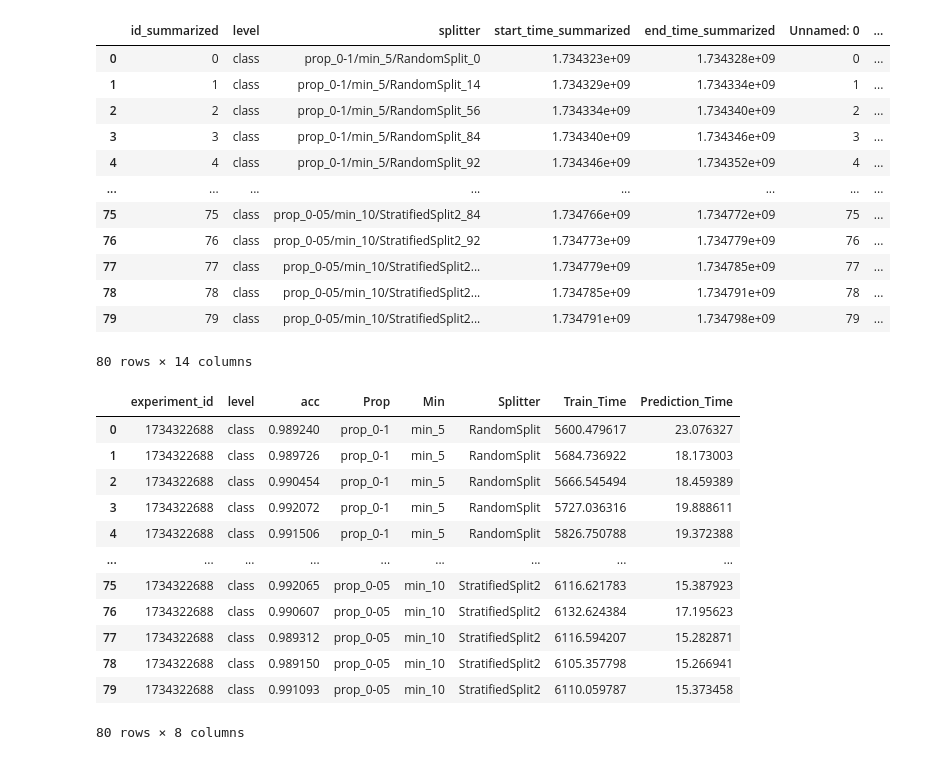
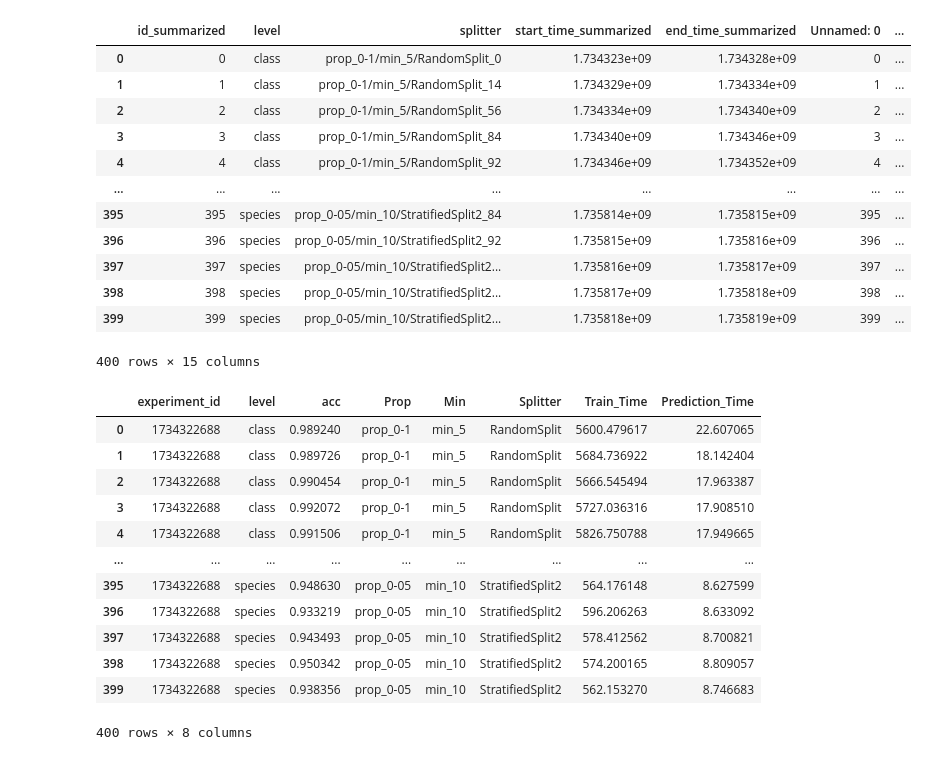
Before and after one commit to GSFrainer/taxonomy_classification, a Jupyter notebook: CNN/times.ipynb, the cells around one changed output. Saved outputs shown, nothing was run; the diff lists cells and outputs as text; code cells hidden in the pictures.

Commit message:
Times

```diff
--- a/CNN/times.ipynb
+++ b/CNN/times.ipynb
@@ -6,29 +6,29 @@ import math
 # %%
 summarized = pd.read_csv("./results/summarized/1734322688_models_train_test_400.csv", usecols=['id', 'level', 'splitter', 'start_time', 'end_time'])
 summarized = summarized[['id','level', 'splitter', 'start_time', 'end_time']]
 
 summarized
 
-times = pd.read_csv("./results/times_01/1734322688_80_SimplestCNNClassifier_8layers_Residual_times.csv")
+times = pd.read_csv("./results/times/1734322688_400_SimplestCNNClassifier_8layers_Residual_times.csv")
 # times = times[['level', 'splitter', 'start_time', 'end_time']]
 
 # summarized.join(times, lsuffix="_l", rsuffix="_r")
 times = pd.merge(summarized, times, on=["level","splitter"], suffixes=["_summarized","_times"])
 times
 # %% [output]
 |  | id_summarized | level | splitter | start_time_summarized | end_time_summarized | Unnamed: 0 | ... |
 | 0 | 0 | class | prop_0-1/min_5/RandomSplit_0 | 1.734323e+09 | 1.734328e+09 | 0 | ... |
 | 1 | 1 | class | prop_0-1/min_5/RandomSplit_14 | 1.734329e+09 | 1.734334e+09 | 1 | ... |
 | 2 | 2 | class | prop_0-1/min_5/RandomSplit_56 | 1.734334e+09 | 1.734340e+09 | 2 | ... |
 | 3 | 3 | class | prop_0-1/min_5/RandomSplit_84 | 1.734340e+09 | 1.734346e+09 | 3 | ... |
 | 4 | 4 | class | prop_0-1/min_5/RandomSplit_92 | 1.734346e+09 | 1.734352e+09 | 4 | ... |
 | ... | ... | ... | ... | ... | ... | ... | ... |
-| 75 | 75 | class | prop_0-05/min_10/StratifiedSplit2_84 | 1.734766e+09 | 1.734772e+09 | 75 | ... |
-| 76 | 76 | class | prop_0-05/min_10/StratifiedSplit2_92 | 1.734773e+09 | 1.734779e+09 | 76 | ... |
-| 77 | 77 | class | prop_0-05/min_10/StratifiedSplit2... | 1.734779e+09 | 1.734785e+09 | 77 | ... |
-| 78 | 78 | class | prop_0-05/min_10/StratifiedSplit2... | 1.734785e+09 | 1.734791e+09 | 78 | ... |
-| 79 | 79 | class | prop_0-05/min_10/StratifiedSplit2... | 1.734791e+09 | 1.734798e+09 | 79 | ... |
+| 395 | 395 | species | prop_0-05/min_10/StratifiedSplit2_84 | 1.735814e+09 | 1.735815e+09 | 395 | ... |
+| 396 | 396 | species | prop_0-05/min_10/StratifiedSplit2_92 | 1.735815e+09 | 1.735816e+09 | 396 | ... |
+| 397 | 397 | species | prop_0-05/min_10/StratifiedSplit2... | 1.735816e+09 | 1.735817e+09 | 397 | ... |
+| 398 | 398 | species | prop_0-05/min_10/StratifiedSplit2... | 1.735817e+09 | 1.735818e+09 | 398 | ... |
+| 399 | 399 | species | prop_0-05/min_10/StratifiedSplit2... | 1.735818e+09 | 1.735819e+09 | 399 | ... |
-80 rows × 14 columns
+400 rows × 15 columns
 # %%
 # times = pd.read_csv("./results/times_01/1734322688_80_SimplestCNNClassifier_8layers_Residual_times.csv")
 
@@ -47,18 +47,18 @@ times["Prediction_Time"] = times["end_time_times"] - times["start_time_times"]
 times[['experiment_id', 'level', 'acc', 'Prop', 'Min', 'Splitter', "Train_Time", 'Prediction_Time']]
 # %% [output]
 |  | experiment_id | level | acc | Prop | Min | Splitter | Train_Time | Prediction_Time |
-| 0 | 1734322688 | class | 0.989240 | prop_0-1 | min_5 | RandomSplit | 5600.479617 | 23.076327 |
-| 1 | 1734322688 | class | 0.989726 | prop_0-1 | min_5 | RandomSplit | 5684.736922 | 18.173003 |
-| 2 | 1734322688 | class | 0.990454 | prop_0-1 | min_5 | RandomSplit | 5666.545494 | 18.459389 |
-| 3 | 1734322688 | class | 0.992072 | prop_0-1 | min_5 | RandomSplit | 5727.036316 | 19.888611 |
-| 4 | 1734322688 | class | 0.991506 | prop_0-1 | min_5 | RandomSplit | 5826.750788 | 19.372388 |
+| 0 | 1734322688 | class | 0.989240 | prop_0-1 | min_5 | RandomSplit | 5600.479617 | 22.607065 |
+| 1 | 1734322688 | class | 0.989726 | prop_0-1 | min_5 | RandomSplit | 5684.736922 | 18.142404 |
+| 2 | 1734322688 | class | 0.990454 | prop_0-1 | min_5 | RandomSplit | 5666.545494 | 17.963387 |
+| 3 | 1734322688 | class | 0.992072 | prop_0-1 | min_5 | RandomSplit | 5727.036316 | 17.908510 |
+| 4 | 1734322688 | class | 0.991506 | prop_0-1 | min_5 | RandomSplit | 5826.750788 | 17.949665 |
 | ... | ... | ... | ... | ... | ... | ... | ... | ... |
-| 75 | 1734322688 | class | 0.992065 | prop_0-05 | min_10 | StratifiedSplit2 | 6116.621783 | 15.387923 |
-| 76 | 1734322688 | class | 0.990607 | prop_0-05 | min_10 | StratifiedSplit2 | 6132.624384 | 17.195623 |
-| 77 | 1734322688 | class | 0.989312 | prop_0-05 | min_10 | StratifiedSplit2 | 6116.594207 | 15.282871 |
-| 78 | 1734322688 | class | 0.989150 | prop_0-05 | min_10 | StratifiedSplit2 | 6105.357798 | 15.266941 |
-| 79 | 1734322688 | class | 0.991093 | prop_0-05 | min_10 | StratifiedSplit2 | 6110.059787 | 15.373458 |
+| 395 | 1734322688 | species | 0.948630 | prop_0-05 | min_10 | StratifiedSplit2 | 564.176148 | 8.627599 |
+| 396 | 1734322688 | species | 0.933219 | prop_0-05 | min_10 | StratifiedSplit2 | 596.206263 | 8.633092 |
+| 397 | 1734322688 | species | 0.943493 | prop_0-05 | min_10 | StratifiedSplit2 | 578.412562 | 8.700821 |
+| 398 | 1734322688 | species | 0.950342 | prop_0-05 | min_10 | StratifiedSplit2 | 574.200165 | 8.809057 |
+| 399 | 1734322688 | species | 0.938356 | prop_0-05 | min_10 | StratifiedSplit2 | 562.153270 | 8.746683 |
-80 rows × 8 columns
+400 rows × 8 columns
 # %%
 times = times.groupby(by=["level", "Prop"]).agg({
     "Train_Time":["min","mean","max"],
```
Also changed, not shown: parts of 2 cells of this notebook, 1 other file.
